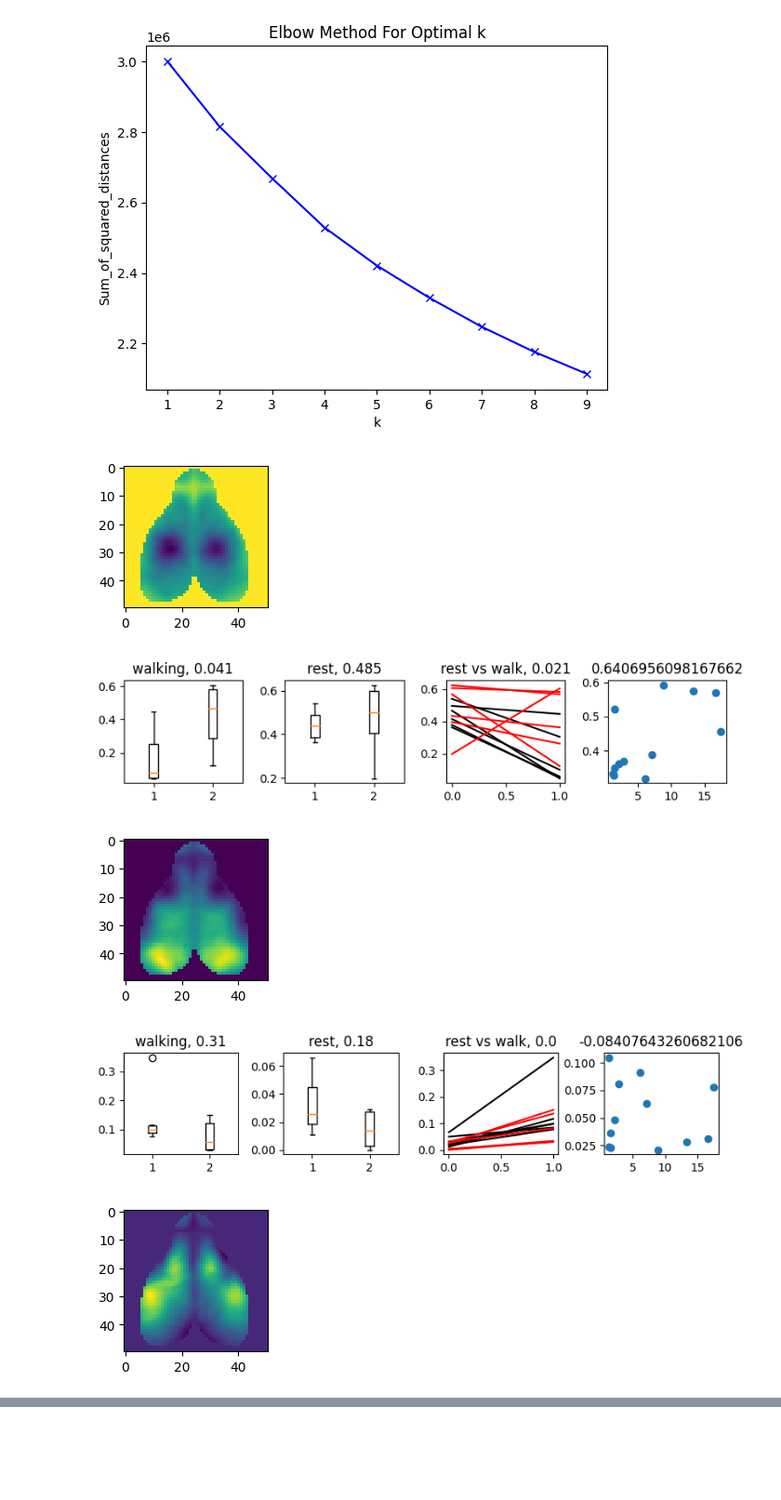
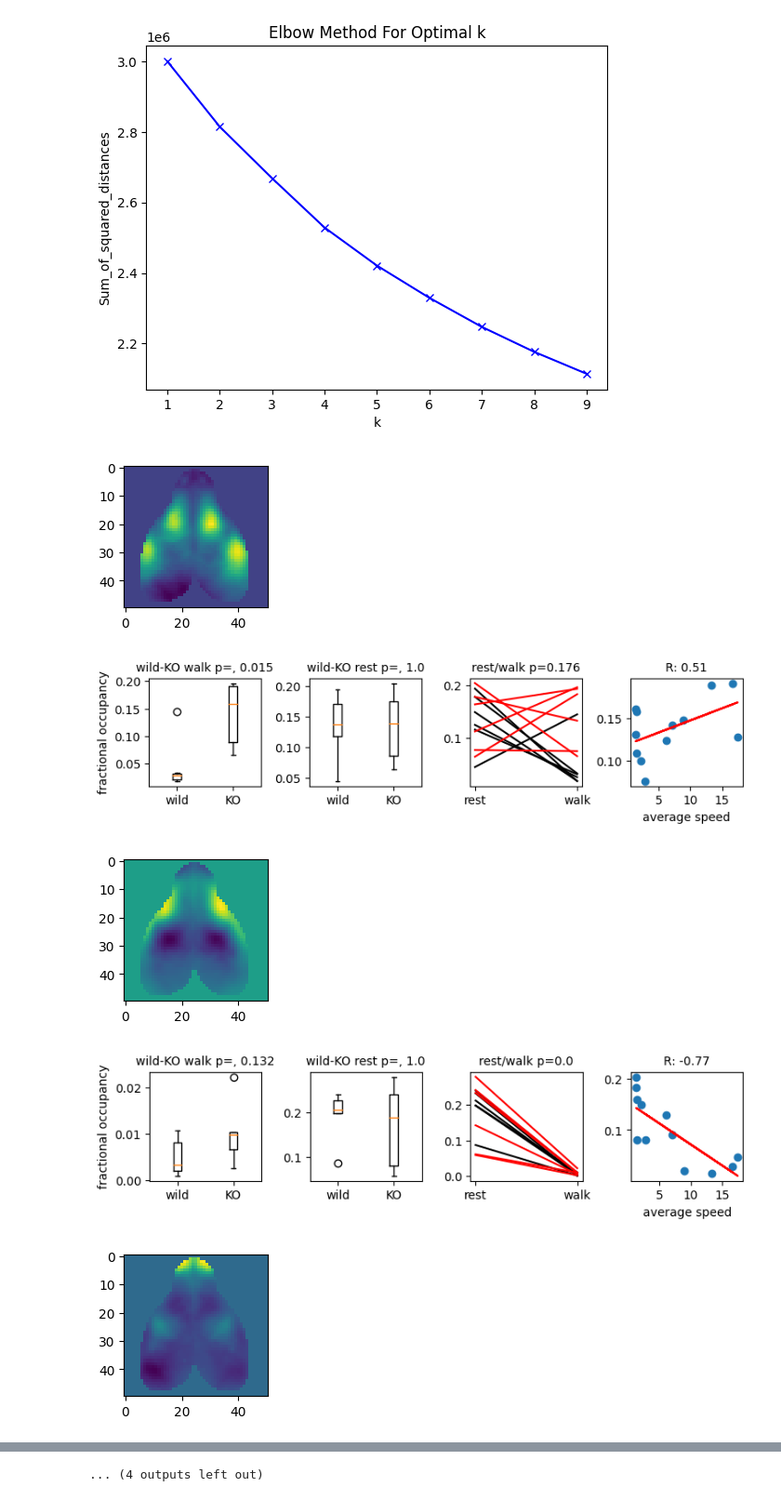
Before and after one commit to alteriis/calcium_dynamics, a Jupyter notebook: analyze/Analyze ICA.ipynb, the cells around one changed output, grey strips where cells are left out. Shown at 93% size. Saved outputs shown, nothing was run; the diff lists cells and outputs as text; code cells hidden in the pictures; blank space fills up the shorter version.

```diff
--- a/analyze/Analyze ICA.ipynb
+++ b/analyze/Analyze ICA.ipynb
@@ -35,6 +33,6 @@ walking_knock = np.concatenate([np.load('/home/k21208334/calcium_analyses/data/w
 # %%
 for i in range(n_comp):
-    fig = connectivity_measures.show_array(comps[:,i],H,W,good_indices)
+    fig = connectivity_measures.show_array(components[:,i],H,W,good_indices)
     fig.set_size_inches(2,2)
 # %% [output]
 [figure]
@@ -74,7 +70,7 @@ plt.show()
 [figure]
 # %%
 # we decide that our k is 5
-k = 5
+k = 8
 
 km = KMeans(n_clusters=k)
 km = km.fit(signals)
@@ -98,40 +94,51 @@ for i,name in enumerate(names+names_knock):
 # %%
 from scipy.stats import mannwhitneyu
 from scipy.stats import wilcoxon
 
 
 cluster_centers = km.cluster_centers_
 centroids = np.dot(components,cluster_centers.T)
 
 for i,centroid in enumerate(centroids.T):
     fig = connectivity_measures.show_array(centroid,H,W,good_indices)
     fig.set_size_inches(2,2)
 
     fig,ax = plt.subplots(1,4)
     fig.set_size_inches(8,2)
     ax[0].boxplot([fractional_occupancies_walk[0:6,i],fractional_occupancies_walk[6:12,i]])
     test = mannwhitneyu(fractional_occupancies_walk[0:6,i],fractional_occupancies_walk[6:12,i])
     pvalue = test.pvalue
-    ax[0].set_title('walking, '+str(round(pvalue,3)))
+    ax[0].set_title('wild-KO walk p=, '+str(round(pvalue,3)),fontsize=10)
+    ax[0].set_xticks([1,2], ['wild','KO'])
+    ax[0].set_ylabel('fractional occupancy')
 
     ax[1].boxplot([fractional_occupancies_rest[0:6,i],fractional_occupancies_rest[6:12,i]])
     test = mannwhitneyu(fractional_occupancies_rest[0:6,i],fractional_occupancies_rest[6:12,i])
     pvalue = test.pvalue
-    ax[1].set_title('rest, '+str(round(pvalue,3)))
+    ax[1].set_title('wild-KO rest p=, '+str(round(pvalue,3)),fontsize=10)
+    ax[1].set_xticks([1,2], ['wild','KO'])
 
     # try also statistics on walk vs non walk as a control...
     ax[2].plot([fractional_occupancies_rest[0:6,i],fractional_occupancies_walk[0:6,i]],color='black')
     ax[2].plot([fractional_occupancies_rest[6:12,i],fractional_occupancies_walk[6:12,i]],color='red')
     test = wilcoxon(fractional_occupancies_rest[:,i],fractional_occupancies_walk[:,i])
     pvalue = test.pvalue
-    ax[2].set_title('rest vs walk, '+str(round(pvalue,3)))
+    ax[2].set_title('rest/walk p='+str(round(pvalue,3)),fontsize=10)
+    ax[2].set_xticks([0,1], ['rest','walk'])
     fig.tight_layout()
 
-    ax[3].scatter(avg_abs_speed.T,fractional_occupancies_all[:,i])
-    ax[3].set_title(str(np.corrcoef(avg_abs_speed.T,fractional_occupancies_all[:,i])[1,0]))
+    x = np.squeeze(avg_abs_speed.T)
+    y = fractional_occupancies_all[:,i]
+    ax[3].scatter(x,y)
+    slope, intercept = np.polyfit(x, y, 1)
+    corr_coef = np.corrcoef(x, y)[0, 1]
+    # Add the linear fit line to the plot
+    ax[3].plot(x, slope*x + intercept, color='red')
+    ax[3].set_title(f'R: {corr_coef:.2f}',fontsize=10)
+    ax[3].set_xlabel('average speed')
 # %% [output]
-[figure, old version]
+[figure, new version]
-[figure, old version]
+[figure, new version]
-[figure, old version]
+[figure, new version]
-[figure, old version]
+[figure, new version]
-[figure, old version]
+[figure, new version]
@@ -142,0 +152 @@ for i,centroid in enumerate(centroids.T):
+... (4 outputs left out)
```
Also changed, not shown: parts of 19 cells of this notebook, 13 other files.
